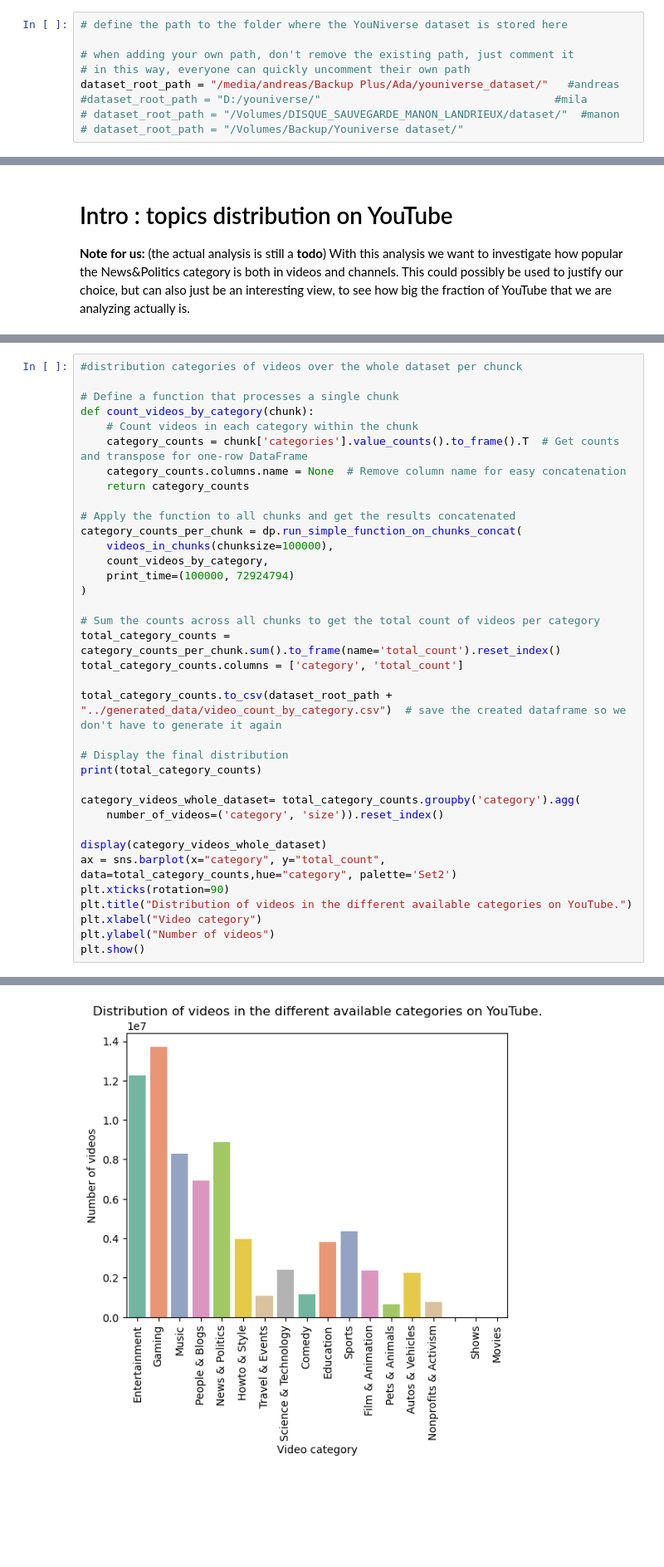
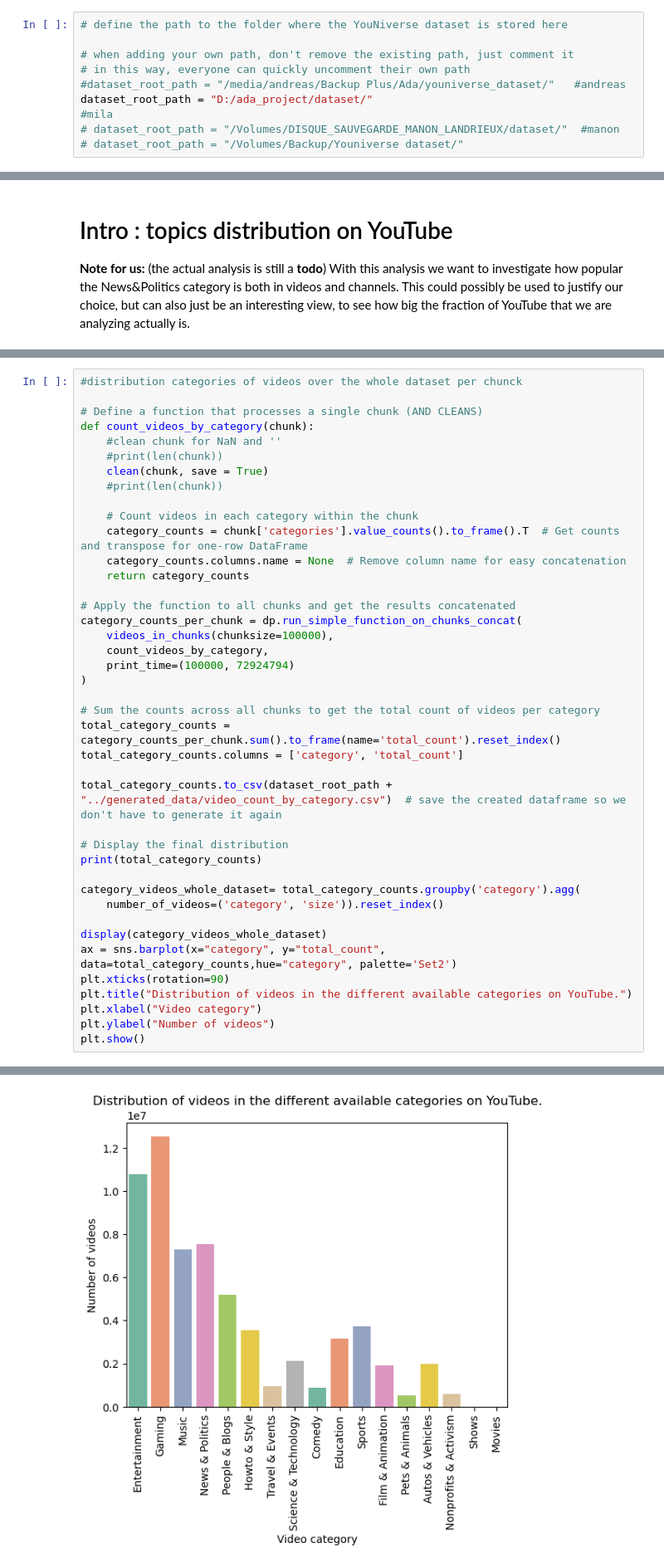
Before and after one commit to epfl-ada/ada-2024-project-thedataminions, a Jupyter notebook: analysis/analysis.ipynb, the cells around one changed output, grey strips where cells are left out. Shown at 83% size. Cells and saved outputs as stored; diff of their text form; blank space fills up the shorter version.

```diff
--- a/analysis/analysis.ipynb
+++ b/analysis/analysis.ipynb
@@ -22,8 +22,8 @@ importlib.reload(dp)  # this makes it so that
 
 # when adding your own path, don't remove the existing path, just comment it
 # in this way, everyone can quickly uncomment their own path
-dataset_root_path = "/media/andreas/Backup Plus/Ada/youniverse_dataset/"   #andreas
-#dataset_root_path = "D:/youniverse/"                                    #mila
+#dataset_root_path = "/media/andreas/Backup Plus/Ada/youniverse_dataset/"   #andreas
+dataset_root_path = "D:/ada_project/dataset/"                                    #mila
 # dataset_root_path = "/Volumes/DISQUE_SAUVEGARDE_MANON_LANDRIEUX/dataset/"  #manon
 # dataset_root_path = "/Volumes/Backup/Youniverse dataset/"
 # %% [markdown]
@@ -216,8 +237,13 @@ plt.show()
 # %%
 #distribution categories of videos over the whole dataset per chunck
 
-# Define a function that processes a single chunk
+# Define a function that processes a single chunk (AND CLEANS)
 def count_videos_by_category(chunk):
+    #clean chunk for NaN and ''
+    #print(len(chunk))
+    clean(chunk, save = True)
+    #print(len(chunk))
+
     # Count videos in each category within the chunk
     category_counts = chunk['categories'].value_counts().to_frame().T  # Get counts and transpose for one-row DataFrame
     category_counts.columns.name = None  # Remove column name for easy concatenation
@@ -287,4 +314,4 @@ The first 400000 entries have been processed. 72524794 left.
-[figure, old version]
+[figure, new version]
 # %%
 # run garbage collector and print how much garbage was collected
 collector = gc.collect()
```
Also changed, not shown: parts of 7 cells of this notebook.
